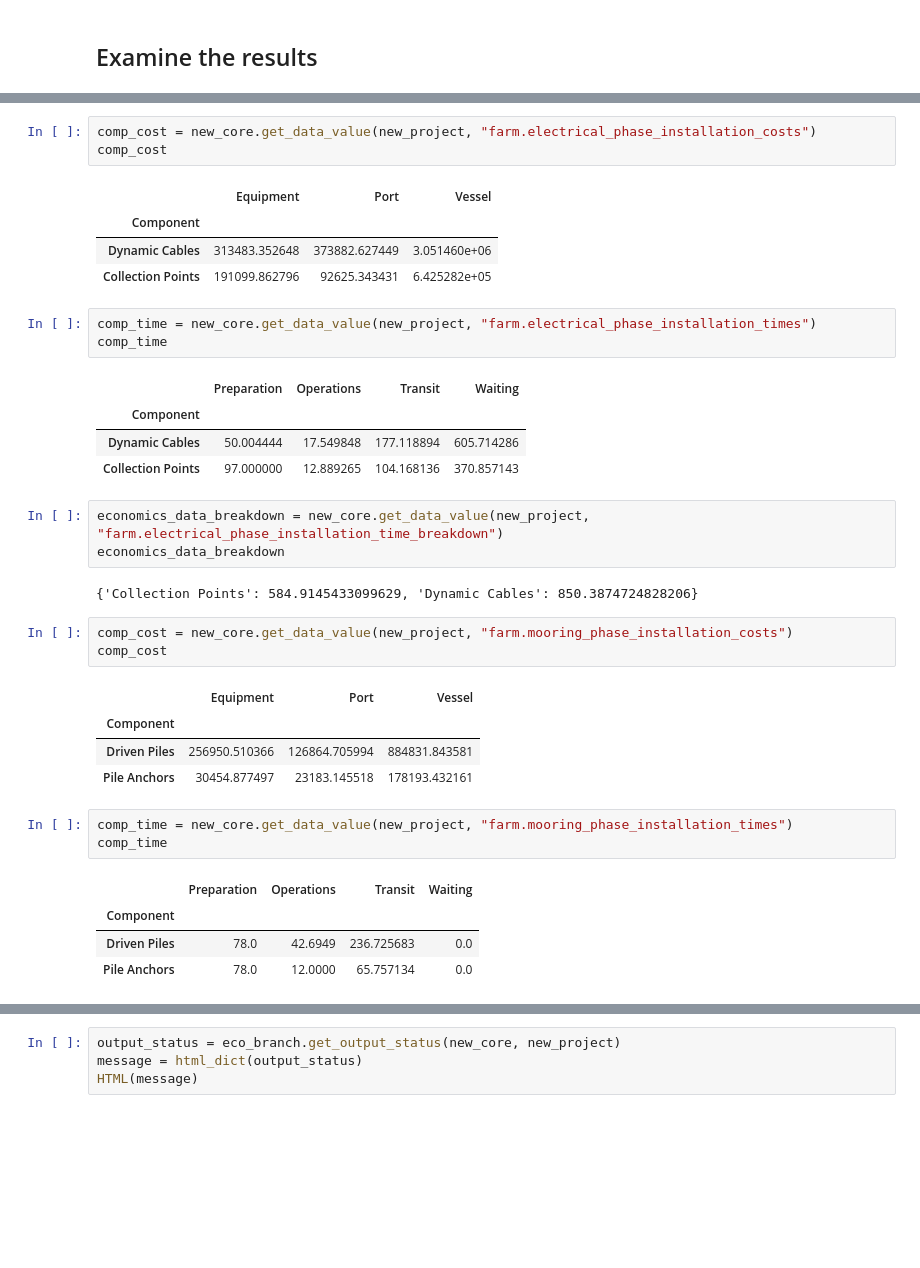
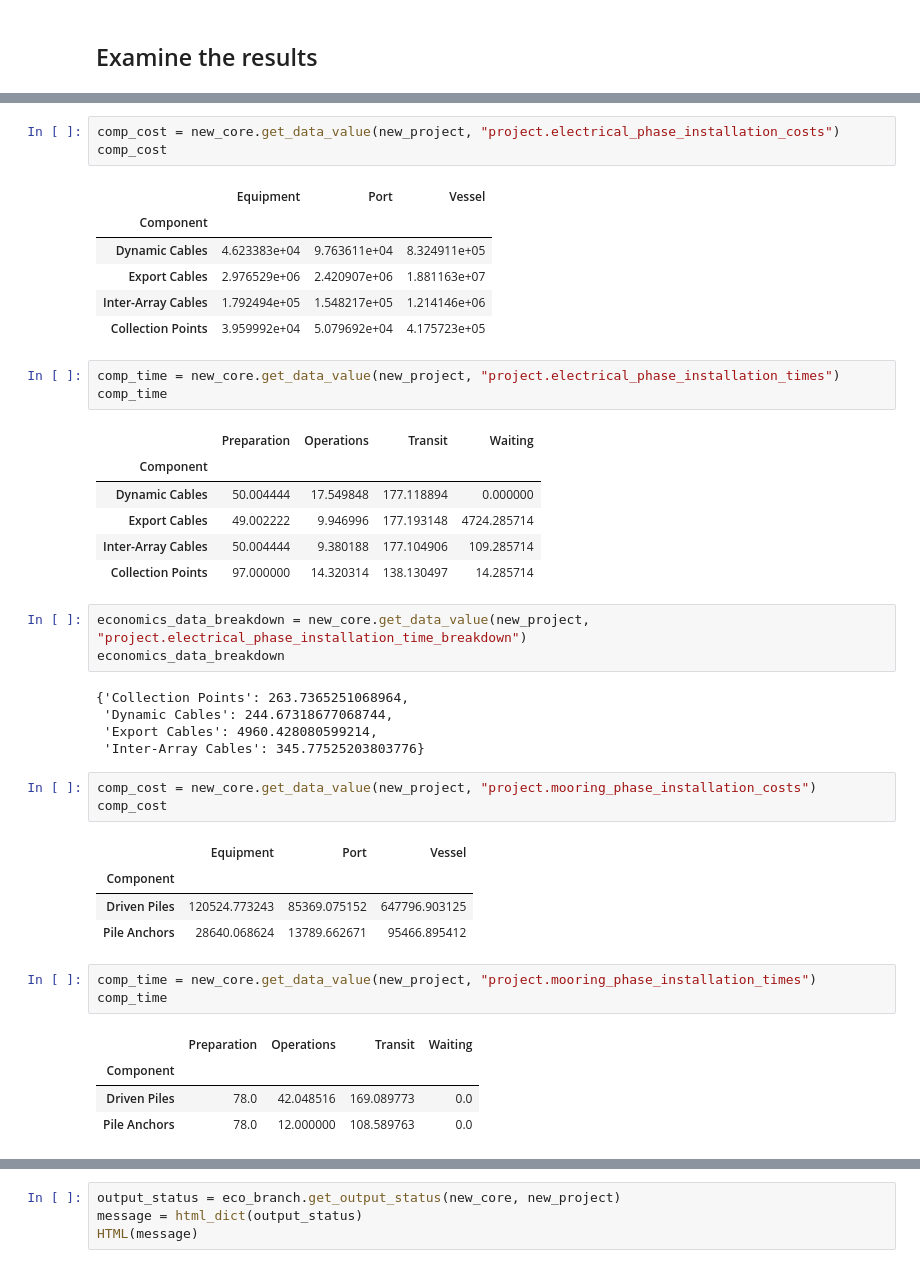
Before and after one commit to DTOcean/dtocean-core, a Jupyter notebook: notebooks/DTOcean Installation Test.ipynb, the cells around one changed output, grey strips where cells are left out. Drawn from its saved outputs; the diff is of its cells as text; blank space fills up the shorter version.

Commit message:
Update WP5 example notebook and remove unnecessary test data.

```diff
--- a/notebooks/DTOcean Installation Test.ipynb
+++ b/notebooks/DTOcean Installation Test.ipynb
@@ -331,40 +322,47 @@ port
 # %% [output]
 'Portland port'
 # %%
-comp_cost = new_core.get_data_value(new_project, "farm.electrical_phase_installation_costs")
+comp_cost = new_core.get_data_value(new_project, "project.electrical_phase_installation_costs")
 comp_cost
 # %% [output]
 |  | Equipment | Port | Vessel |
 | Component |  |  |  |
-| Dynamic Cables | 313483.352648 | 373882.627449 | 3.051460e+06 |
-| Collection Points | 191099.862796 | 92625.343431 | 6.425282e+05 |
+| Dynamic Cables | 4.623383e+04 | 9.763611e+04 | 8.324911e+05 |
+| Export Cables | 2.976529e+06 | 2.420907e+06 | 1.881163e+07 |
+| Inter-Array Cables | 1.792494e+05 | 1.548217e+05 | 1.214146e+06 |
+| Collection Points | 3.959992e+04 | 5.079692e+04 | 4.175723e+05 |
 # %%
-comp_time = new_core.get_data_value(new_project, "farm.electrical_phase_installation_times")
+comp_time = new_core.get_data_value(new_project, "project.electrical_phase_installation_times")
 comp_time
 # %% [output]
 |  | Preparation | Operations | Transit | Waiting |
 | Component |  |  |  |  |
-| Dynamic Cables | 50.004444 | 17.549848 | 177.118894 | 605.714286 |
-| Collection Points | 97.000000 | 12.889265 | 104.168136 | 370.857143 |
+| Dynamic Cables | 50.004444 | 17.549848 | 177.118894 | 0.000000 |
+| Export Cables | 49.002222 | 9.946996 | 177.193148 | 4724.285714 |
+| Inter-Array Cables | 50.004444 | 9.380188 | 177.104906 | 109.285714 |
+| Collection Points | 97.000000 | 14.320314 | 138.130497 | 14.285714 |
 # %%
-economics_data_breakdown = new_core.get_data_value(new_project, "farm.electrical_phase_installation_time_breakdown")
+economics_data_breakdown = new_core.get_data_value(new_project, "project.electrical_phase_installation_time_breakdown")
 economics_data_breakdown
 # %% [output]
-{'Collection Points': 584.9145433099629, 'Dynamic Cables': 850.3874724828206}
+{'Collection Points': 263.7365251068964,
+ 'Dynamic Cables': 244.67318677068744,
+ 'Export Cables': 4960.428080599214,
+ 'Inter-Array Cables': 345.77525203803776}
 # %%
-comp_cost = new_core.get_data_value(new_project, "farm.mooring_phase_installation_costs")
+comp_cost = new_core.get_data_value(new_project, "project.mooring_phase_installation_costs")
 comp_cost
 # %% [output]
 |  | Equipment | Port | Vessel |
 | Component |  |  |  |
-| Driven Piles | 256950.510366 | 126864.705994 | 884831.843581 |
-| Pile Anchors | 30454.877497 | 23183.145518 | 178193.432161 |
+| Driven Piles | 120524.773243 | 85369.075152 | 647796.903125 |
+| Pile Anchors | 28640.068624 | 13789.662671 | 95466.895412 |
 # %%
-comp_time = new_core.get_data_value(new_project, "farm.mooring_phase_installation_times")
+comp_time = new_core.get_data_value(new_project, "project.mooring_phase_installation_times")
 comp_time
 # %% [output]
 |  | Preparation | Operations | Transit | Waiting |
 | Component |  |  |  |  |
-| Driven Piles | 78.0 | 42.6949 | 236.725683 | 0.0 |
-| Pile Anchors | 78.0 | 12.0000 | 65.757134 | 0.0 |
+| Driven Piles | 78.0 | 42.048516 | 169.089773 | 0.0 |
+| Pile Anchors | 78.0 | 12.000000 | 108.589763 | 0.0 |
 # %%
```
Also changed, not shown: parts of 26 cells of this notebook, 11 other files.
